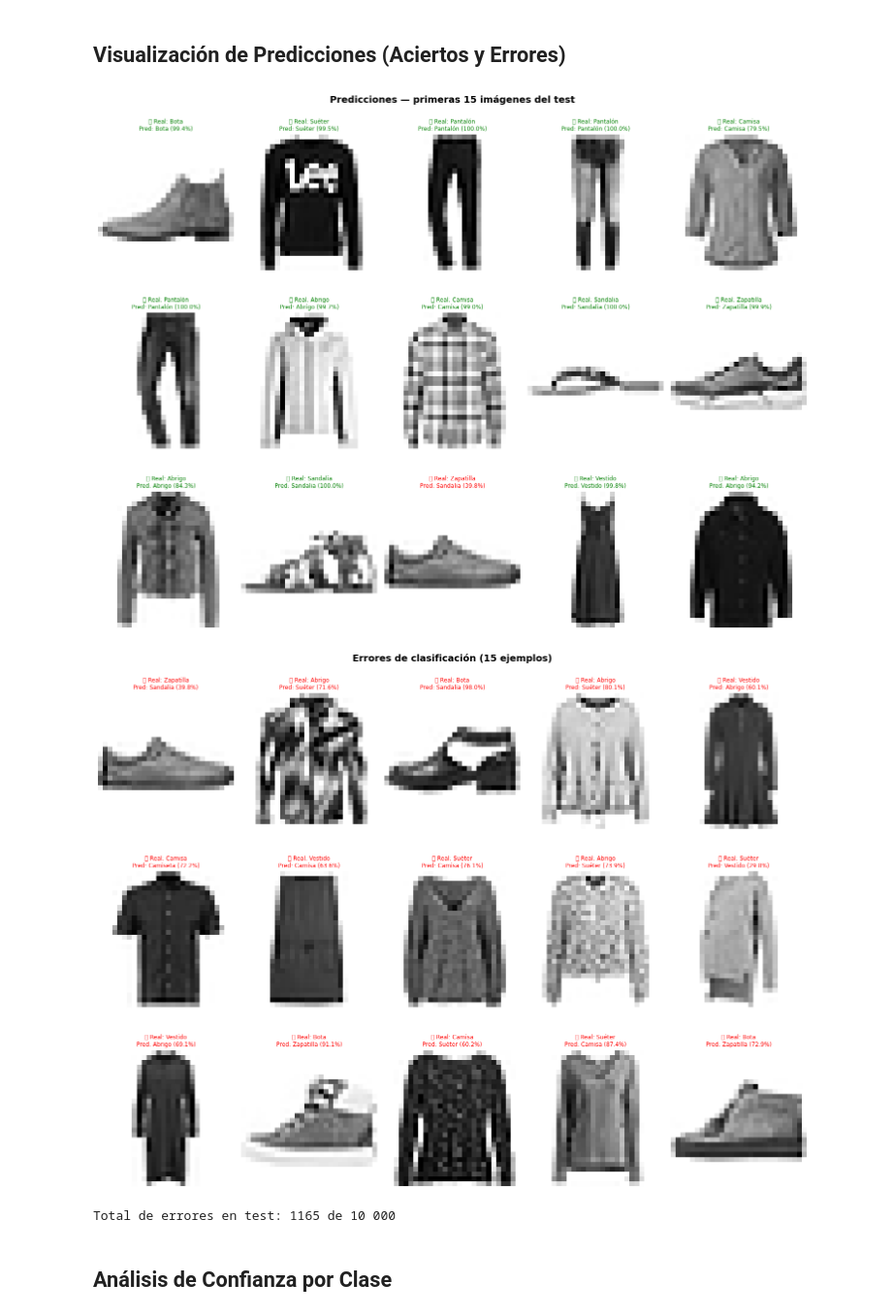
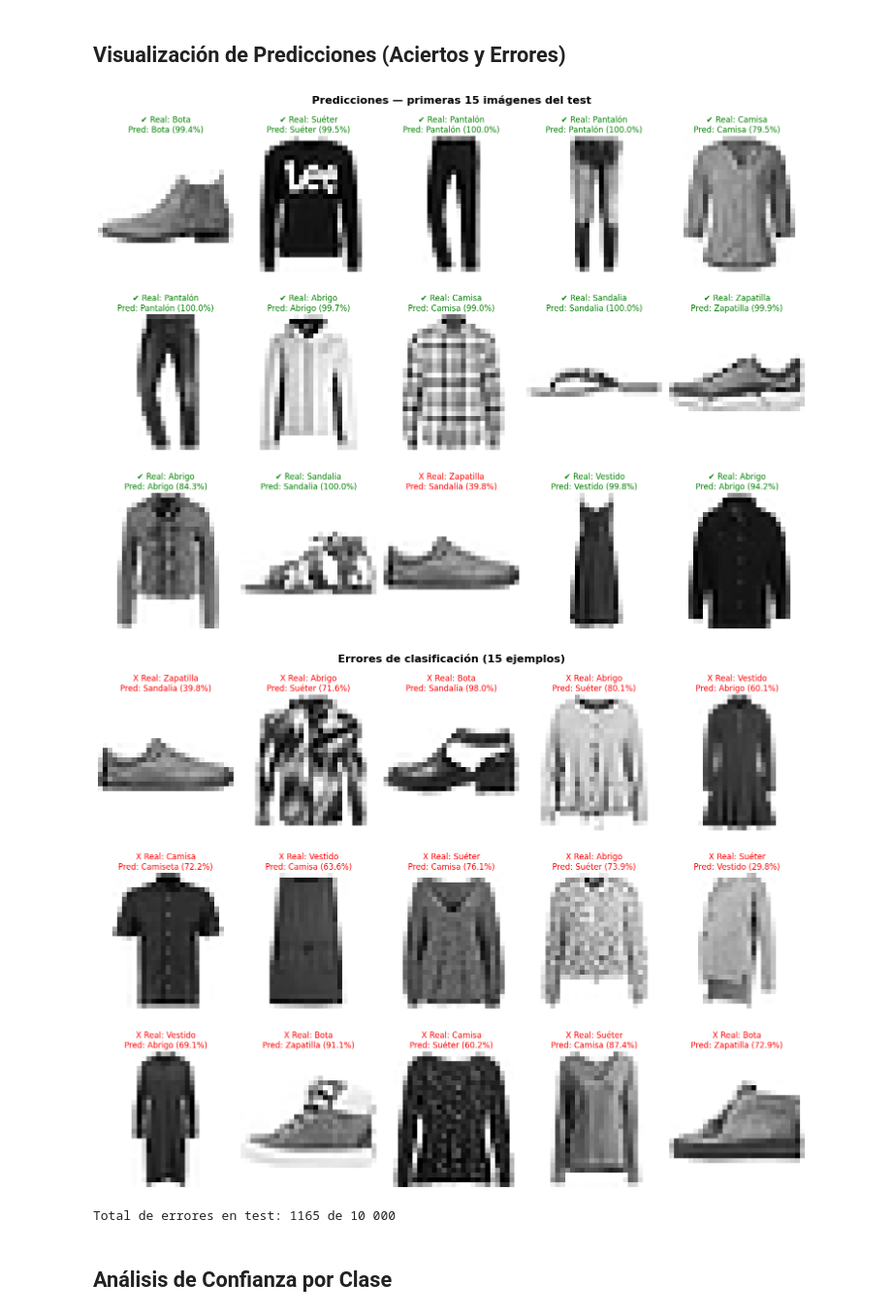
Before and after one commit to slendrac123/I.A.-y-Mini-Robots, a Jupyter notebook: 5. Redes Neuronales/Ejercicio_5_2.ipynb, the cells around one changed output. Shown at 97% size. Drawn from its saved outputs; the diff is of its cells as text; code cells hidden in the pictures.

```diff
--- a/5. Redes Neuronales/Ejercicio_5_2.ipynb
+++ b/5. Redes Neuronales/Ejercicio_5_2.ipynb
@@ -444,43 +444,43 @@ weighted avg       0.89      0.88      0.88     10000
 def mostrar_predicciones(X, y_real, y_pred, probs, n=15, titulo=""):
     """Muestra n imágenes con su etiqueta real y la predicción de la red."""
     fig, axes = plt.subplots(3, 5, figsize=(15, 12))
-    fig.suptitle(titulo, fontsize=14, fontweight="bold")
+    fig.suptitle(titulo, fontsize=16, fontweight="bold")
 
     for i, ax in enumerate(axes.flat):
         ax.imshow(X[i], cmap="gray_r")
         confianza = probs[i, y_pred[i]] * 100
         correcto  = y_pred[i] == y_real[i]
 
         color_titulo = "green" if correcto else "red"
-        simbolo      = "✅" if correcto else "❌"
+        simbolo      = "✔" if correcto else "X"
 
         ax.set_title(
             f"{simbolo} Real: {CLASES[y_real[i]]}\n"
             f"Pred: {CLASES[y_pred[i]]} ({confianza:.1f}%)",
-            color=color_titulo, fontsize=8.5
+            color=color_titulo, fontsize=12
         )
         ax.axis("off")
 
     plt.tight_layout()
     plt.show()
 
 # Mostrar primeras 15 predicciones
 mostrar_predicciones(
     X_test[:15], y_test[:15], y_pred[:15], prob_predichas[:15],
     titulo="Predicciones — primeras 15 imágenes del test"
 )
 
 # Mostrar errores
 indices_errores = np.where(y_pred != y_test)[0][:15]
 mostrar_predicciones(
     X_test[indices_errores], y_test[indices_errores],
     y_pred[indices_errores], prob_predichas[indices_errores],
     titulo="Errores de clasificación (15 ejemplos)"
 )
 print(f"Total de errores en test: {len(np.where(y_pred != y_test)[0])} de 10 000")
 # %% [output]
-[figure, old version]
+[figure, new version]
-[figure, old version]
+[figure, new version]
 Total de errores en test: 1165 de 10 000
 # %% [markdown]
 ## Análisis de Confianza por Clase
```
